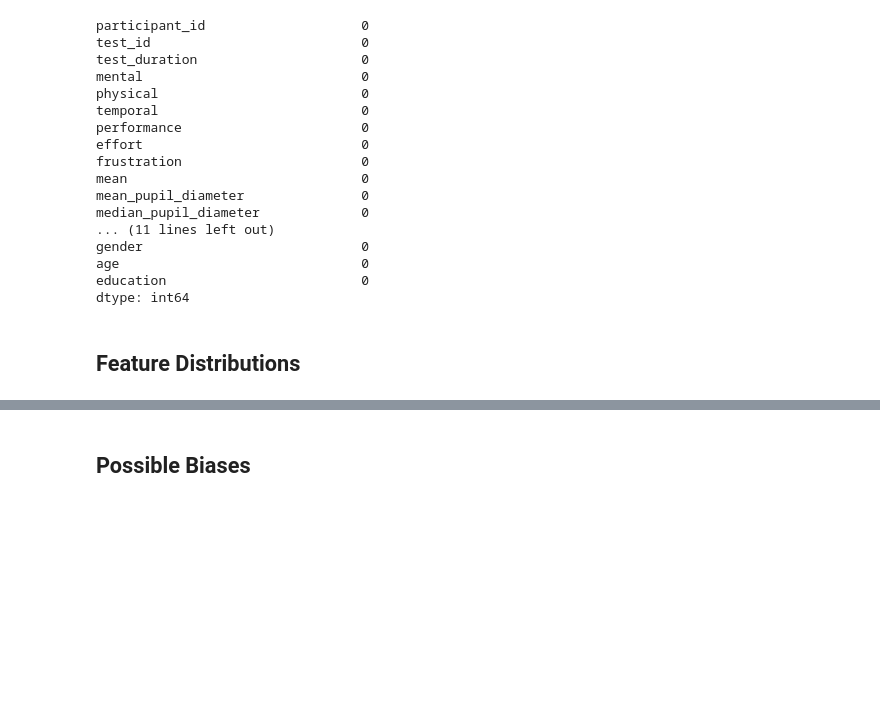
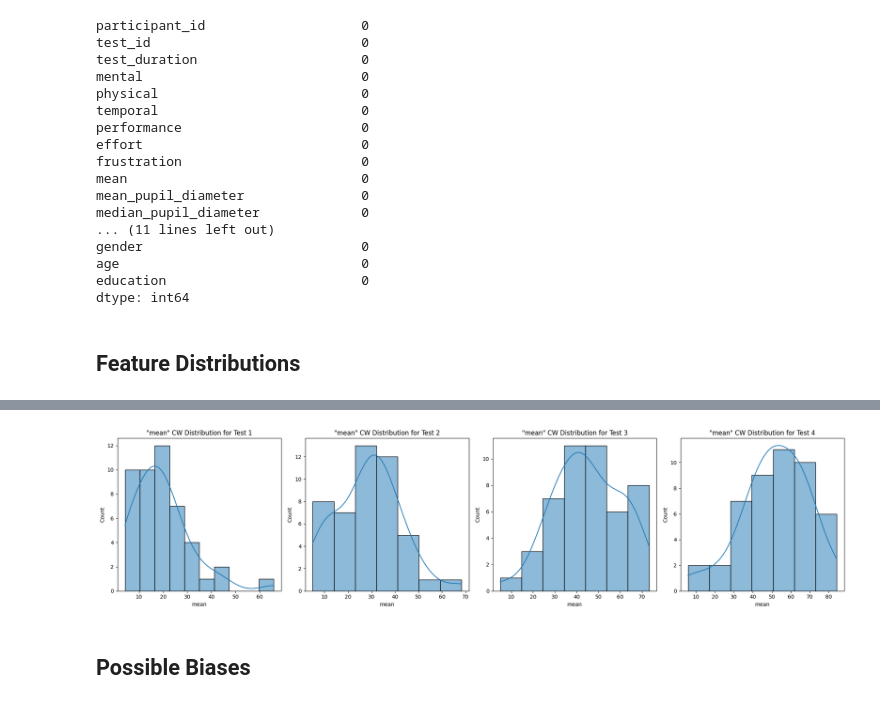
Before and after one commit to HBendig-HSFL/unlocking-minds, a Jupyter notebook: 1_DatasetCharacteristics/exploratory_data_analysis.ipynb, the cells around one changed output, grey strips where cells are left out. Drawn from its saved outputs; the diff is of its cells as text; code cells hidden in the pictures; blank space fills up the shorter version.

```diff
--- a/1_DatasetCharacteristics/exploratory_data_analysis.ipynb
+++ b/1_DatasetCharacteristics/exploratory_data_analysis.ipynb
@@ -946,3 +947,16 @@ plot_feature_distributions(features)
+# %%
+# Check distribution of 'mean' for different test types
+data_filtered = df[['test_id', 'mean']]
+
+plt.figure(figsize=(20, 5))
+for i, test_id in enumerate(range(1, 5), 1):
+    plt.subplot(1, 4, i)
+    sns.histplot(data=data_filtered[data_filtered['test_id'] == test_id], x='mean', kde=True)
+    plt.title(f'"mean" CW Distribution for Test {test_id}')
+plt.tight_layout()
+plt.show()
+# %% [output]
+[figure, added]
 # %% [markdown]
 ## Possible Biases
 # %%
```
Also changed, not shown: parts of 4 cells of this notebook.
